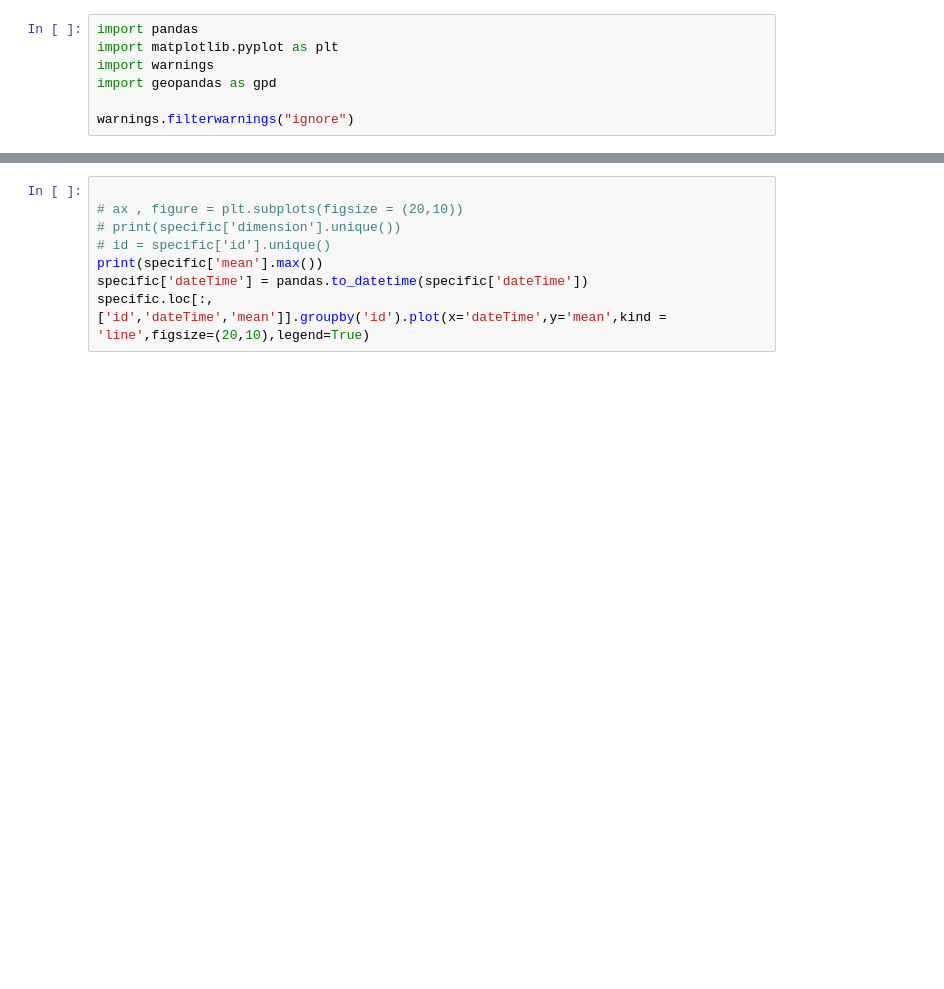
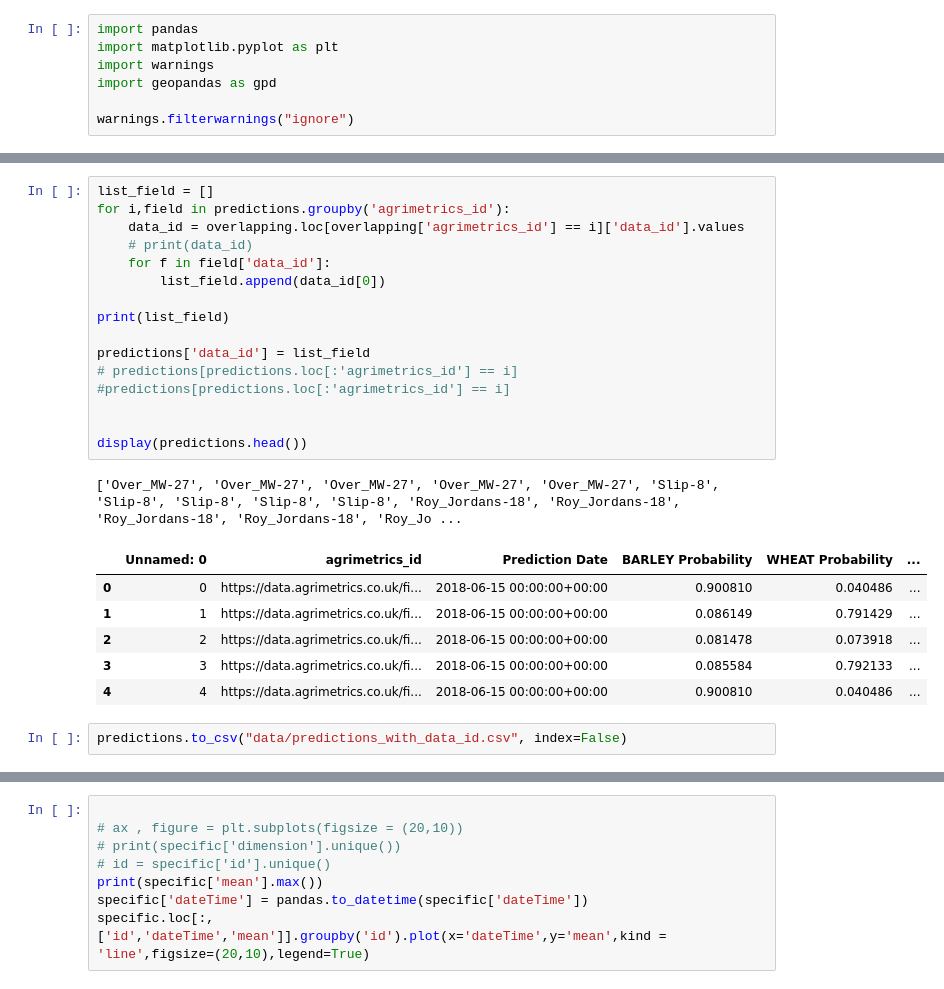
Before and after one commit to Agreed-Earth-LTD/challenge, a Jupyter notebook: Untitled-1.ipynb, the cells around one changed output, grey strips where cells are left out. Drawn from its saved outputs; the diff is of its cells as text; blank space fills up the shorter version.

```diff
--- a/Untitled-1.ipynb
+++ b/Untitled-1.ipynb
@@ -30,2 +34,27 @@ predictions['crop'] = predictions.iloc[:,3:-1].idxmax(1)
+# %%
+list_field = []
+for i,field in predictions.groupby('agrimetrics_id'):
+    data_id = overlapping.loc[overlapping['agrimetrics_id'] == i]['data_id'].values
+    # print(data_id)
+    for f in field['data_id']:
+        list_field.append(data_id[0])
+
+print(list_field)
+
+predictions['data_id'] = list_field
+# predictions[predictions.loc[:'agrimetrics_id'] == i]  #predictions[predictions.loc[:'agrimetrics_id'] == i]
+
+
+display(predictions.head())
+# %% [output]
+['Over_MW-27', 'Over_MW-27', 'Over_MW-27', 'Over_MW-27', 'Over_MW-27', 'Slip-8', 'Slip-8', 'Slip-8', 'Slip-8', 'Slip-8', 'Roy_Jordans-18', 'Roy_Jordans-18', 'Roy_Jordans-18', 'Roy_Jordans-18', 'Roy_Jo ...
+|  | Unnamed: 0 | agrimetrics_id | Prediction Date | BARLEY Probability | WHEAT Probability | ... |
+| 0 | 0 | https://data.agrimetrics.co.uk/fi... | 2018-06-15 00:00:00+00:00 | 0.900810 | 0.040486 | ... |
+| 1 | 1 | https://data.agrimetrics.co.uk/fi... | 2018-06-15 00:00:00+00:00 | 0.086149 | 0.791429 | ... |
+| 2 | 2 | https://data.agrimetrics.co.uk/fi... | 2018-06-15 00:00:00+00:00 | 0.081478 | 0.073918 | ... |
+| 3 | 3 | https://data.agrimetrics.co.uk/fi... | 2018-06-15 00:00:00+00:00 | 0.085584 | 0.792133 | ... |
+| 4 | 4 | https://data.agrimetrics.co.uk/fi... | 2018-06-15 00:00:00+00:00 | 0.900810 | 0.040486 | ... |
+# %%
+predictions.to_csv("data/predictions_with_data_id.csv", index=False)
 # %%
 display(predictions.head())
```
Also changed, not shown: parts of 6 cells of this notebook.
